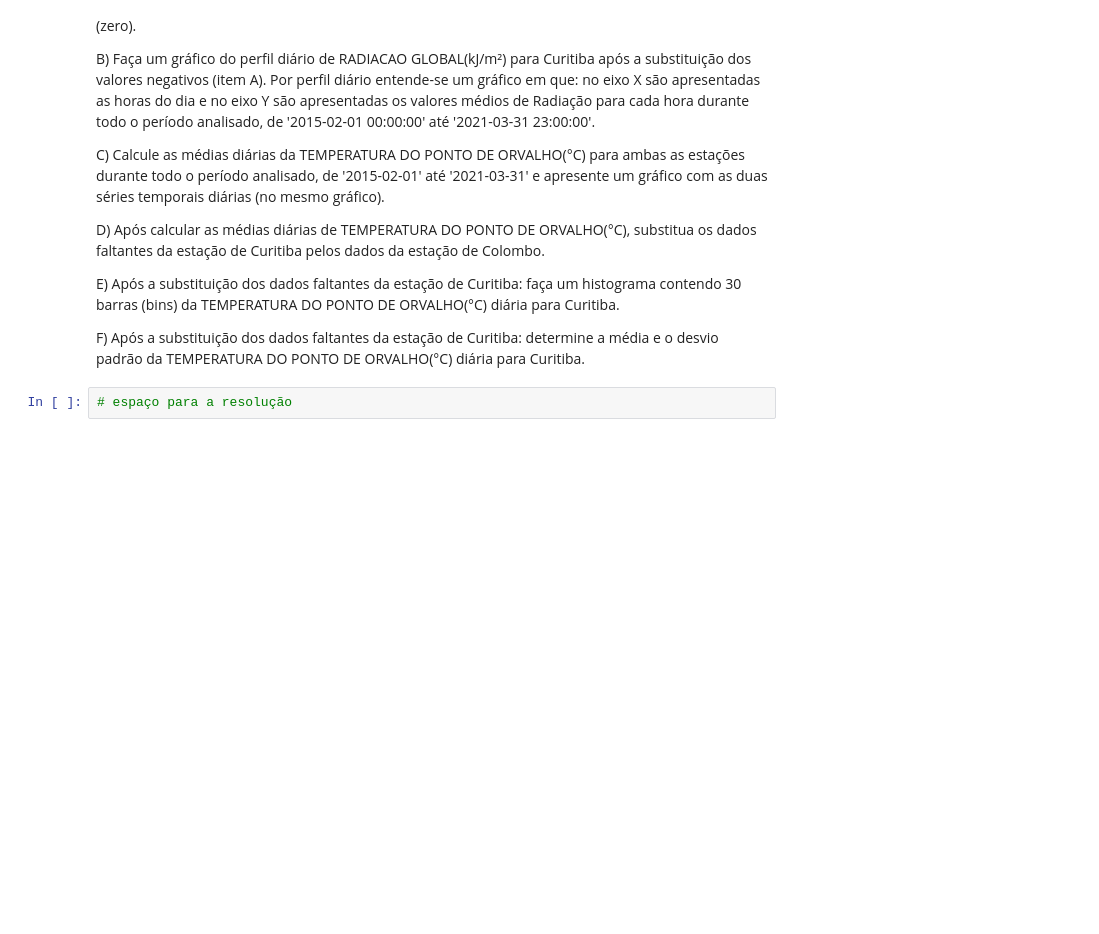
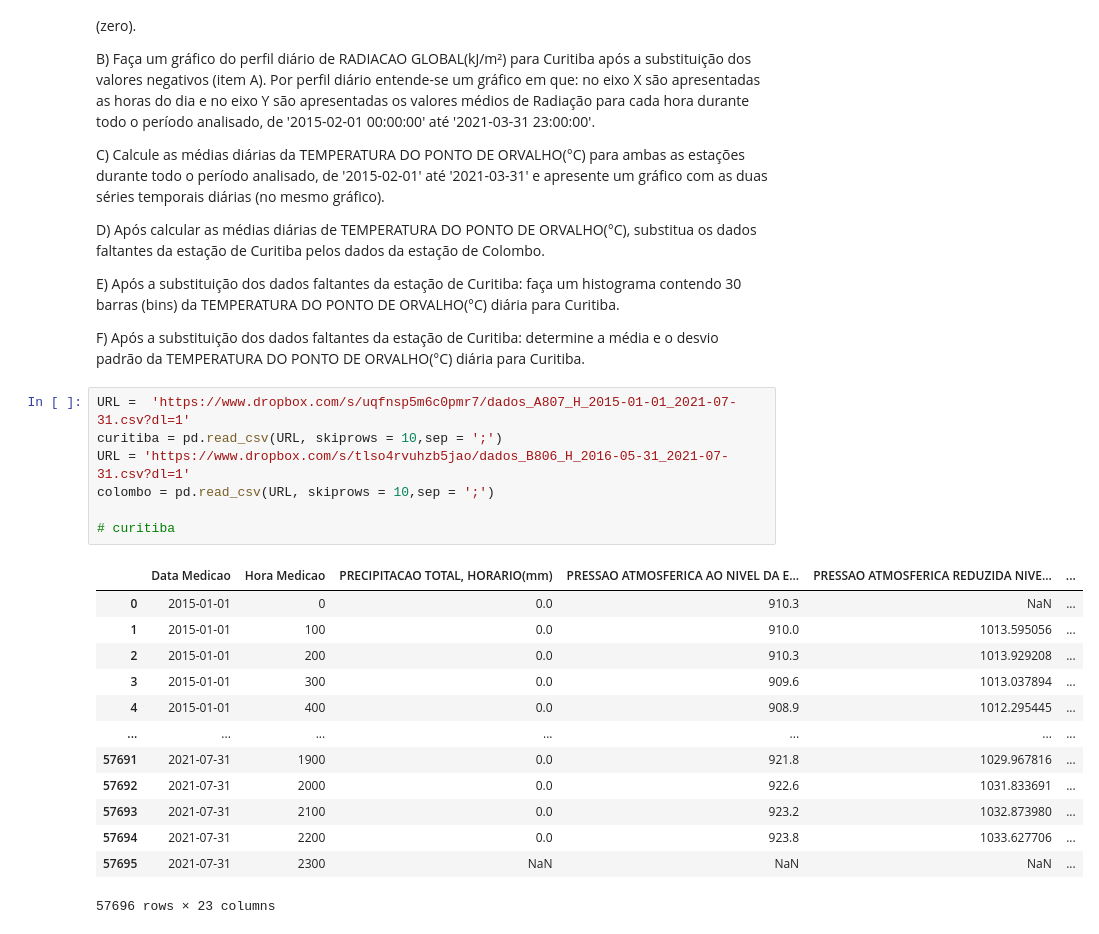
Before and after one commit to CostaNathan/doctorate, a Jupyter notebook: Prova_1.ipynb, the cells around one changed output. Drawn from its saved outputs; the diff is of its cells as text; blank space fills up the shorter version.

```diff
--- a/Prova_1.ipynb
+++ b/Prova_1.ipynb
@@ -190,5 +190,24 @@ D) Após calcular as médias diárias de TEMPERATURA DO PONTO DE ORVALHO(°C), s
 E) Após a substituição dos dados faltantes da estação de Curitiba: faça um histograma contendo 30 barras (bins) da TEMPERATURA DO PONTO DE ORVALHO(°C) diária para Curitiba.
 
 F) Após a substituição dos dados faltantes da estação de Curitiba: determine a média e o desvio padrão da TEMPERATURA DO PONTO DE ORVALHO(°C) diária para Curitiba.
-# %%
-# espaço para a resolução
+# %%
+URL =  'https://www.dropbox.com/s/uqfnsp5m6c0pmr7/dados_A807_H_2015-01-01_2021-07-31.csv?dl=1'
+curitiba = pd.read_csv(URL, skiprows = 10,sep = ';')
+URL = 'https://www.dropbox.com/s/tlso4rvuhzb5jao/dados_B806_H_2016-05-31_2021-07-31.csv?dl=1'
+colombo = pd.read_csv(URL, skiprows = 10,sep = ';')
+
+# curitiba
+# %% [output]
+|  | Data Medicao | Hora Medicao | PRECIPITACAO TOTAL, HORARIO(mm) | PRESSAO ATMOSFERICA AO NIVEL DA E... | PRESSAO ATMOSFERICA REDUZIDA NIVE... | ... |
+| 0 | 2015-01-01 | 0 | 0.0 | 910.3 | NaN | ... |
+| 1 | 2015-01-01 | 100 | 0.0 | 910.0 | 1013.595056 | ... |
+| 2 | 2015-01-01 | 200 | 0.0 | 910.3 | 1013.929208 | ... |
+| 3 | 2015-01-01 | 300 | 0.0 | 909.6 | 1013.037894 | ... |
+| 4 | 2015-01-01 | 400 | 0.0 | 908.9 | 1012.295445 | ... |
+| ... | ... | ... | ... | ... | ... | ... |
+| 57691 | 2021-07-31 | 1900 | 0.0 | 921.8 | 1029.967816 | ... |
+| 57692 | 2021-07-31 | 2000 | 0.0 | 922.6 | 1031.833691 | ... |
+| 57693 | 2021-07-31 | 2100 | 0.0 | 923.2 | 1032.873980 | ... |
+| 57694 | 2021-07-31 | 2200 | 0.0 | 923.8 | 1033.627706 | ... |
+| 57695 | 2021-07-31 | 2300 | NaN | NaN | NaN | ... |
+57696 rows × 23 columns
```
Also changed, not shown: parts of 5 cells of this notebook.
